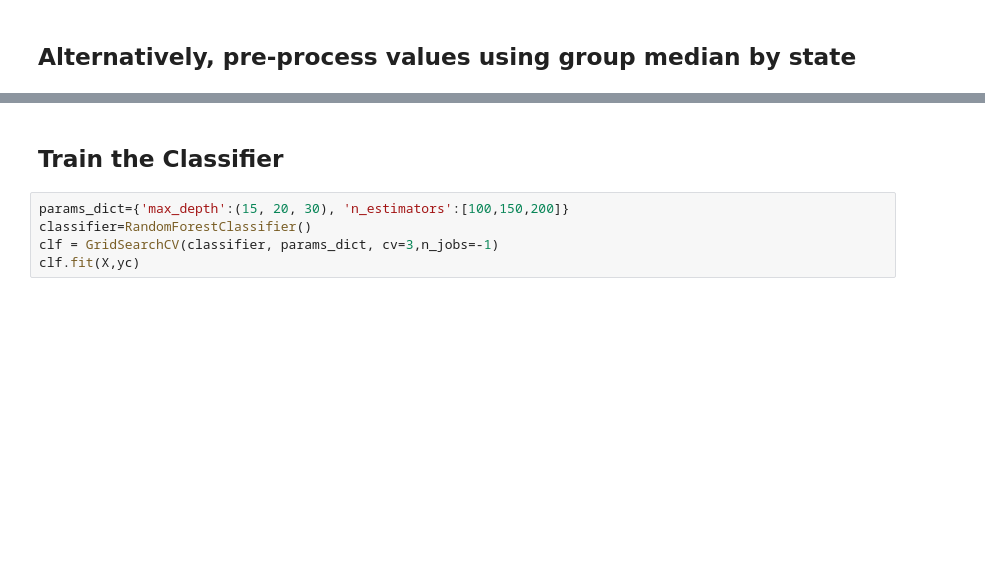
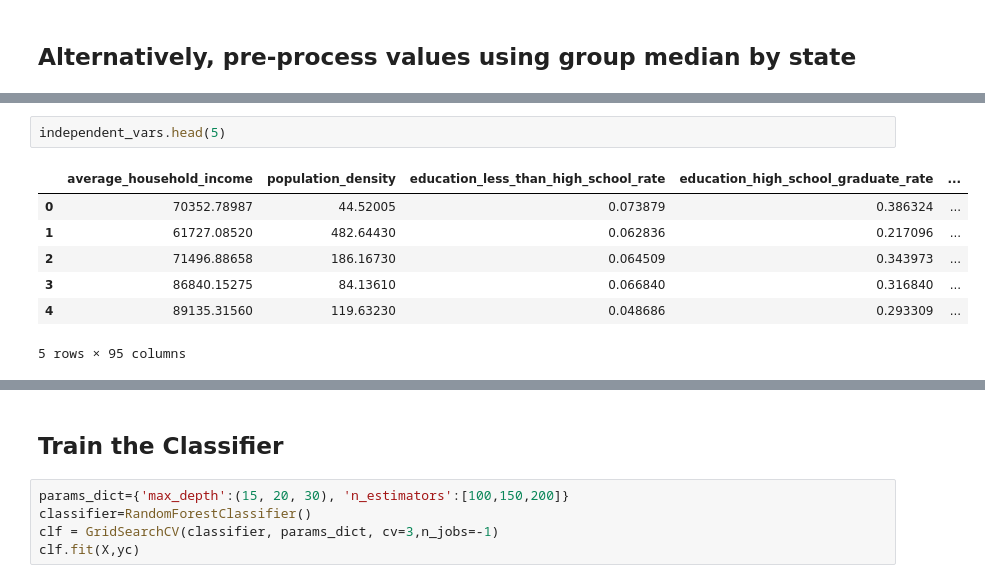
Before and after one commit to daxaurora/capstone_solarpanels, a Jupyter notebook: Modeling/Prediction Models - Noah.ipynb, the cells around one changed output, grey strips where cells are left out. Saved outputs shown, nothing was run; the diff lists cells and outputs as text; blank space fills up the shorter version.

```diff
--- a/Modeling/Prediction Models - Noah.ipynb
+++ b/Modeling/Prediction Models - Noah.ipynb
@@ -113,2 +149,12 @@ test data shape:  (21530, 97)
 classifier test labels shape:  (21530,)
 regressor test labels shape:  (21530,)
+# %%
+independent_vars.head(5)
+# %% [output]
+|  | average_household_income | population_density | education_less_than_high_school_rate | education_high_school_graduate_rate | ... |
+| 0 | 70352.78987 | 44.52005 | 0.073879 | 0.386324 | ... |
+| 1 | 61727.08520 | 482.64430 | 0.062836 | 0.217096 | ... |
+| 2 | 71496.88658 | 186.16730 | 0.064509 | 0.343973 | ... |
+| 3 | 86840.15275 | 84.13610 | 0.066840 | 0.316840 | ... |
+| 4 | 89135.31560 | 119.63230 | 0.048686 | 0.293309 | ... |
+5 rows × 95 columns
```
Also changed, not shown: parts of 33 cells of this notebook, 2 other files.
